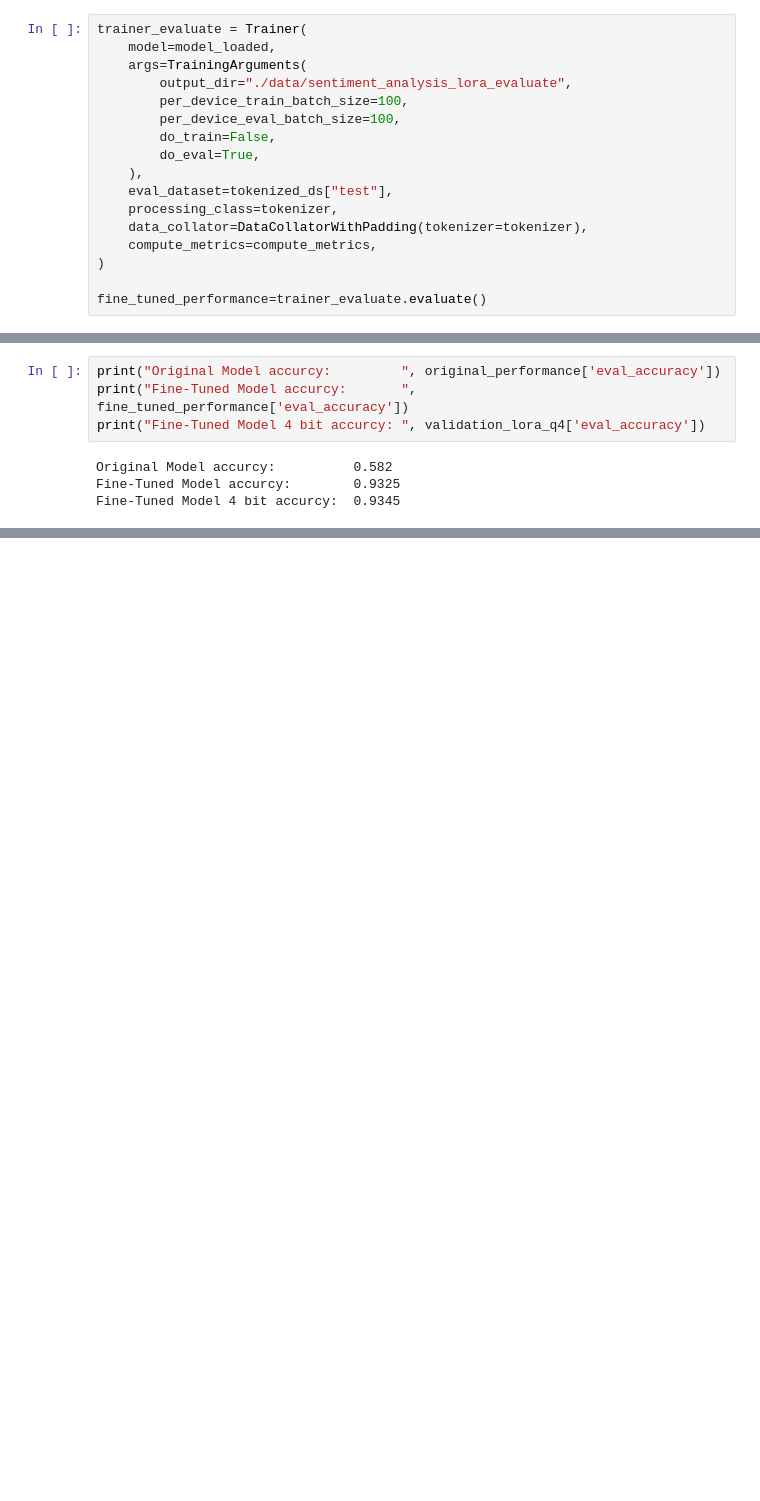
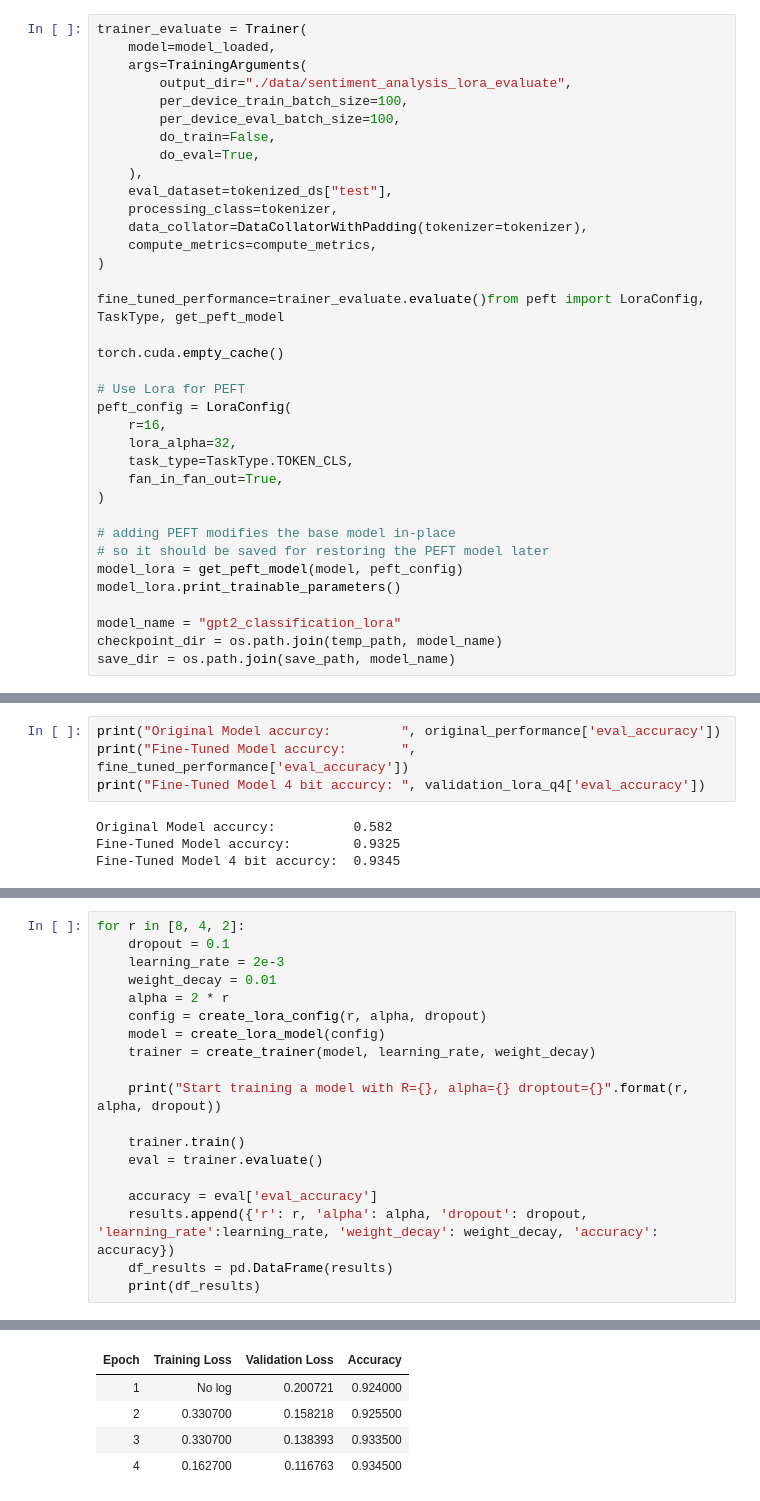
Before and after one commit to apichlkostner/generated_ai_project_1, a Jupyter notebook: LightweightFineTuning.ipynb, the cells around one changed output, grey strips where cells are left out. Cells and saved outputs as stored; diff of their text form; blank space fills up the shorter version.

Commit message:
Try different LoRA and trainer parameters

```diff
--- a/LightweightFineTuning.ipynb
+++ b/LightweightFineTuning.ipynb
@@ -260,7 +260,26 @@ trainer_evaluate = Trainer(
     compute_metrics=compute_metrics,
 )
 
-fine_tuned_performance=trainer_evaluate.evaluate()
+fine_tuned_performance=trainer_evaluate.evaluate()from peft import LoraConfig, TaskType, get_peft_model
+
+torch.cuda.empty_cache()
+
+# Use Lora for PEFT
+peft_config = LoraConfig(
+    r=16,
+    lora_alpha=32,
+    task_type=TaskType.TOKEN_CLS,
+    fan_in_fan_out=True,
+)
+
+# adding PEFT modifies the base model in-place
+# so it should be saved for restoring the PEFT model later
+model_lora = get_peft_model(model, peft_config)
+model_lora.print_trainable_parameters()
+
+model_name = "gpt2_classification_lora"
+checkpoint_dir = os.path.join(temp_path, model_name)
+save_dir = os.path.join(save_path, model_name)
 # %% [output]
 [20/20 00:01]
 # %%
@@ -363,0 +436,20 @@ Fine-Tuned Model 4 bit accurcy:  0.9345
+# %%
+for r in [8, 4, 2]:
+    dropout = 0.1
+    learning_rate = 2e-3
+    weight_decay = 0.01
+    alpha = 2 * r
+    config = create_lora_config(r, alpha, dropout)
+    model = create_lora_model(config)
+    trainer = create_trainer(model, learning_rate, weight_decay)
+
+    print("Start training a model with R={}, alpha={} droptout={}".format(r, alpha, dropout))
+
+    trainer.train()
+    eval = trainer.evaluate()
+
+    accuracy = eval['eval_accuracy']
+    results.append({'r': r, 'alpha': alpha, 'dropout': dropout, 'learning_rate':learning_rate, 'weight_decay': weight_decay, 'accuracy': accuracy})
+    df_results = pd.DataFrame(results)
+    print(df_results)
+# %% [output]
@@ -363,0 +458,5 @@ Fine-Tuned Model 4 bit accurcy:  0.9345
+| Epoch | Training Loss | Validation Loss | Accuracy |
+| 1 | No log | 0.200721 | 0.924000 |
+| 2 | 0.330700 | 0.158218 | 0.925500 |
+| 3 | 0.330700 | 0.138393 | 0.933500 |
+| 4 | 0.162700 | 0.116763 | 0.934500 |
```
Also changed, not shown: parts of 9 cells of this notebook.
